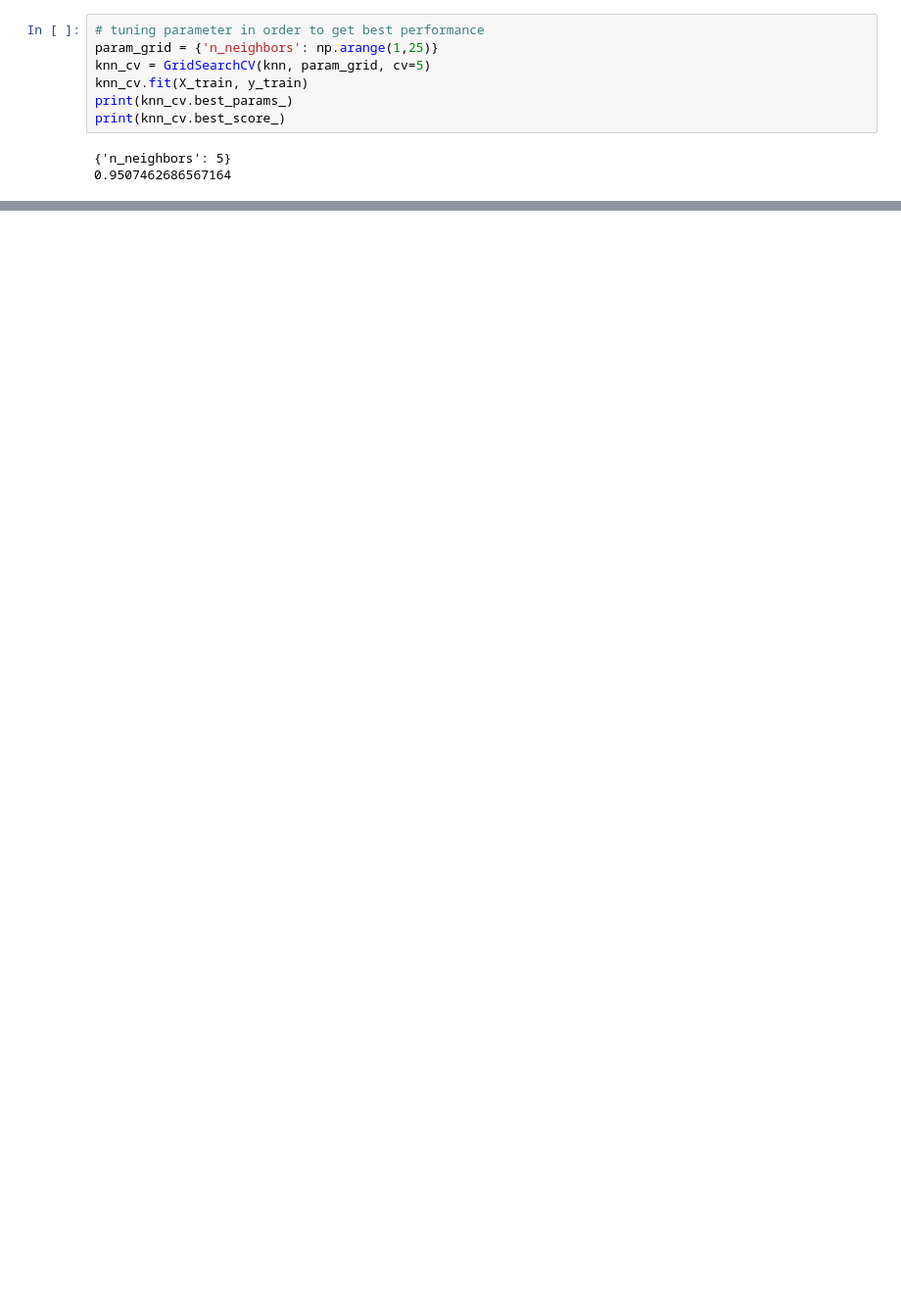
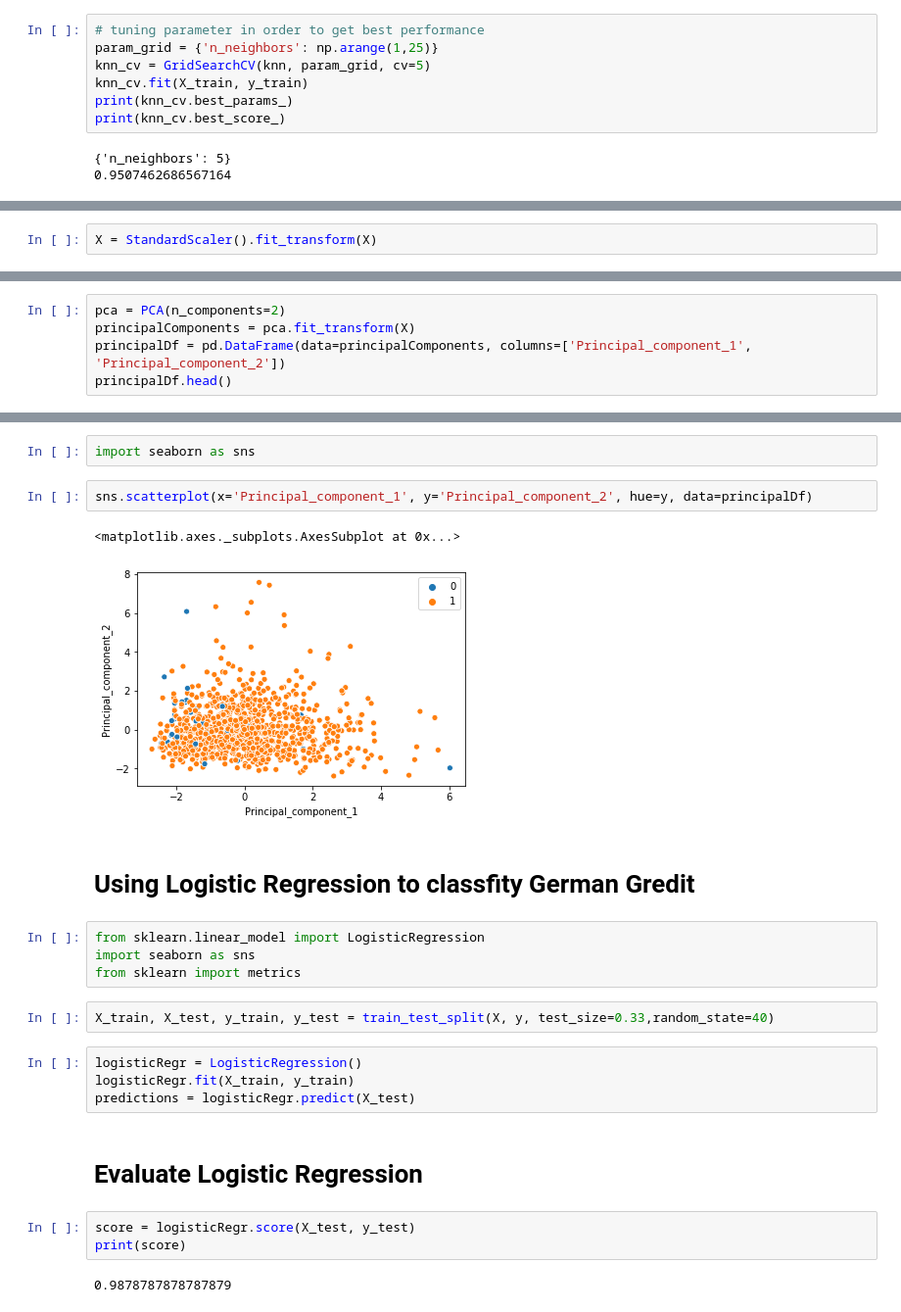
Before and after one commit to 9293028750/DSE-I1020-Homework, a Jupyter notebook: German Credit Data/German Credit Data.ipynb, the cells around one changed output, grey strips where cells are left out. Shown: that part at 98% size. Cells and saved outputs as stored; diff of their text form; blank space fills up the shorter version.

Commit message:
Add more visualization for the two projects

```diff
--- a/German Credit Data/German Credit Data.ipynb
+++ b/German Credit Data/German Credit Data.ipynb
@@ -117,0 +132,2 @@ print(knn_cv.best_score_)
+# %%
+X = StandardScaler().fit_transform(X)
@@ -117,0 +136,5 @@ print(knn_cv.best_score_)
+# %%
+pca = PCA(n_components=2)
+principalComponents = pca.fit_transform(X)
+principalDf = pd.DataFrame(data=principalComponents, columns=['Principal_component_1', 'Principal_component_2'])
+principalDf.head()
@@ -117,0 +148,26 @@ print(knn_cv.best_score_)
+# %%
+import seaborn as sns
+# %%
+sns.scatterplot(x='Principal_component_1', y='Principal_component_2', hue=y, data=principalDf)
+# %% [output]
+<matplotlib.axes._subplots.AxesSubplot at 0x...>
+[figure, added]
+# %% [markdown]
+# Using Logistic Regression to classfity German Gredit
+# %%
+from sklearn.linear_model import LogisticRegression
+import seaborn as sns
+from sklearn import metrics
+# %%
+X_train, X_test, y_train, y_test = train_test_split(X, y, test_size=0.33,random_state=40)
+# %%
+logisticRegr = LogisticRegression()
+logisticRegr.fit(X_train, y_train)
+predictions = logisticRegr.predict(X_test)
+# %% [markdown]
+# Evaluate Logistic Regression
+# %%
+score = logisticRegr.score(X_test, y_test)
+print(score)
+# %% [output]
+0.9878787878787879
```
Also changed, not shown: parts of 15 cells of this notebook.
